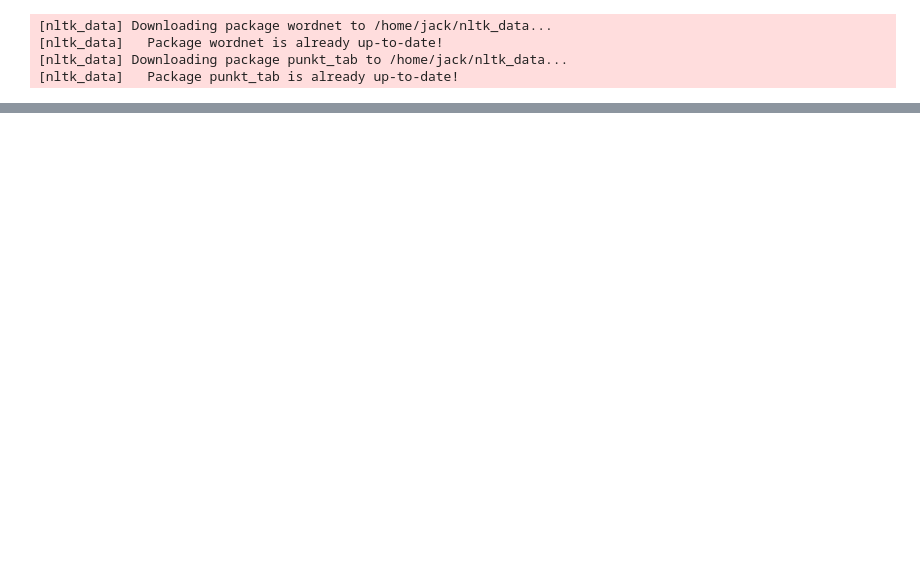
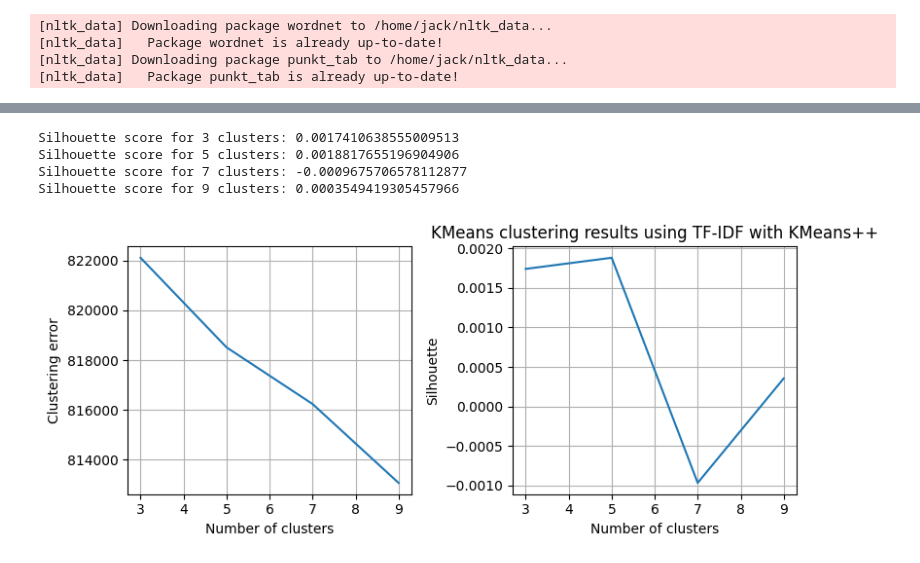
Before and after one commit to PettinatoGiacomo/ML4N-reddit, a Jupyter notebook: UnsupervisedKmeansTests.ipynb, the cells around one changed output, grey strips where cells are left out. Cells and saved outputs as stored; diff of their text form; code cells hidden in the pictures; blank space fills up the shorter version.

```diff
--- a/UnsupervisedKmeansTests.ipynb
+++ b/UnsupervisedKmeansTests.ipynb
@@ -43,0 +136,59 @@ def plot_clustering_error_and_silhouette(clustering_data,silhouetteScores):
+# %%
+number_of_clusters=range(3, 10, 2)
+
+kmeans_results = []
+n_sample=100000
+silhouetteScores = []
+
+data = pd.read_csv("data_unsupervised.csv", encoding="utf8") #load data
+data['body'] = data['body'].str.replace(r'[^a-zA-Z\s]', '', regex=True)
+data['body'] = data['body'].str.lower() #convert to lowercase
+data = data.drop_duplicates()#drop duplicates
+data = data.dropna() #drop empty rows
+
+lemmatizer = WordNetLemmatizer()
+data['body'] = data['body'].apply(lambda x: ' '.join([lemmatizer.lemmatize(word) for word in word_tokenize(x)]))
+
+vectorizer = TfidfVectorizer()
+vectorizedData = vectorizer.fit_transform(data['body'])
+
+for n_clusters in number_of_clusters:
+    kmeans = KMeans(
+        init='k-means++',
+        n_clusters=n_clusters,
+        random_state=42)
+    kmeans.fit(vectorizedData)
+    kmeans_results.append(kmeans)
+    try:
+        silhouetteScores.append(silhouette_score(vectorizedData, kmeans.labels_, sample_size=n_sample))
+        print(f"Silhouette score for {n_clusters} clusters: {silhouetteScores[-1]}")
+    except ValueError as e:
+        print(f"Skipping silhouette calculation due to error: {e}")
+        silhouetteScores.append(-1)
+
+fig, axs = plt.subplots(1,2, figsize=(8, 3.5))
+
+axs[0].plot(
+    [k for k in number_of_clusters],
+    [result.inertia_ for result in kmeans_results]
+)
+axs[0].set_xlabel("Number of clusters")
+axs[0].set_ylabel("Clustering error")
+axs[0].grid()
+
+axs[1].plot(
+    [k for k in number_of_clusters],
+    [s for s in silhouetteScores]
+)
+axs[1].set_xlabel("Number of clusters")
+axs[1].set_ylabel("Silhouette")
+axs[1].grid()
+plt.title("KMeans clustering results using TF-IDF with KMeans++")
+plt.tight_layout()
+plt.show()
+# %% [output]
+Silhouette score for 3 clusters: 0.0017410638555009513
+Silhouette score for 5 clusters: 0.0018817655196904906
+Silhouette score for 7 clusters: -0.0009675706578112877
+Silhouette score for 9 clusters: 0.0003549419305457966
+[figure, added]
```
Also changed, not shown: parts of 9 cells of this notebook, 8 other files.
